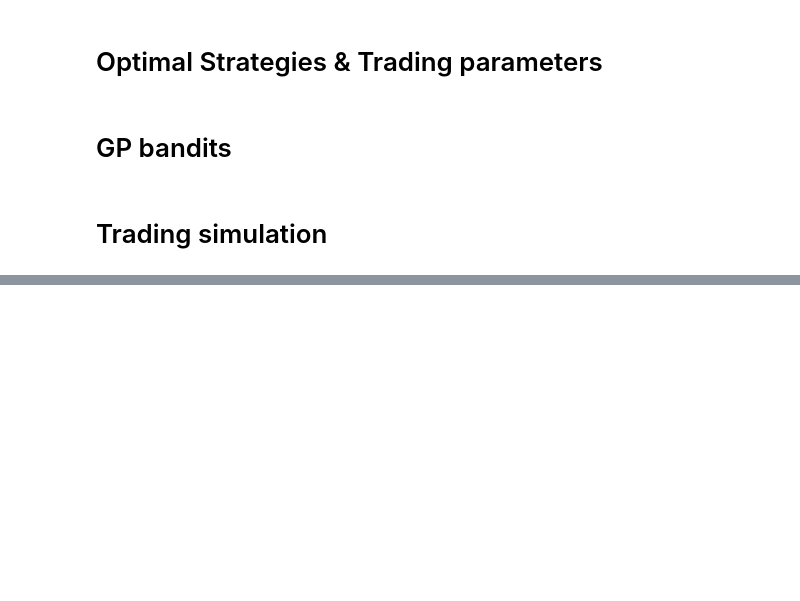
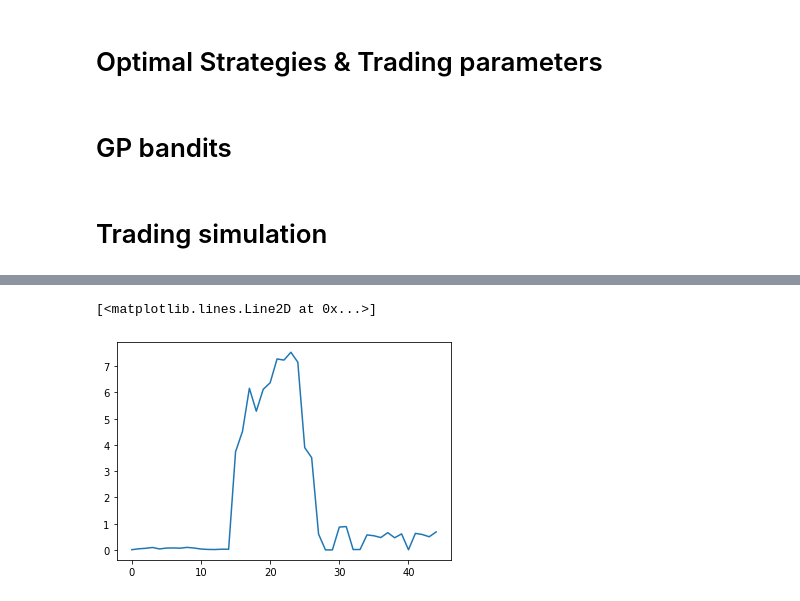
Before and after one commit to FDR0903/gpbandits_for_algotrading, a Jupyter notebook: nb_bandits/Change point test.ipynb, the cells around one changed output, grey strips where cells are left out. Saved outputs shown, nothing was run; the diff lists cells and outputs as text; code cells hidden in the pictures; blank space fills up the shorter version.

```diff
--- a/nb_bandits/Change point test.ipynb
+++ b/nb_bandits/Change point test.ipynb
@@ -178,0 +207,5 @@ for i in range(20):
+# %%
+plt.plot(distances)
+# %% [output]
+[<matplotlib.lines.Line2D at 0x...>]
+[figure, added]
```
Also changed, not shown: parts of 5 cells of this notebook, 1 other file.
